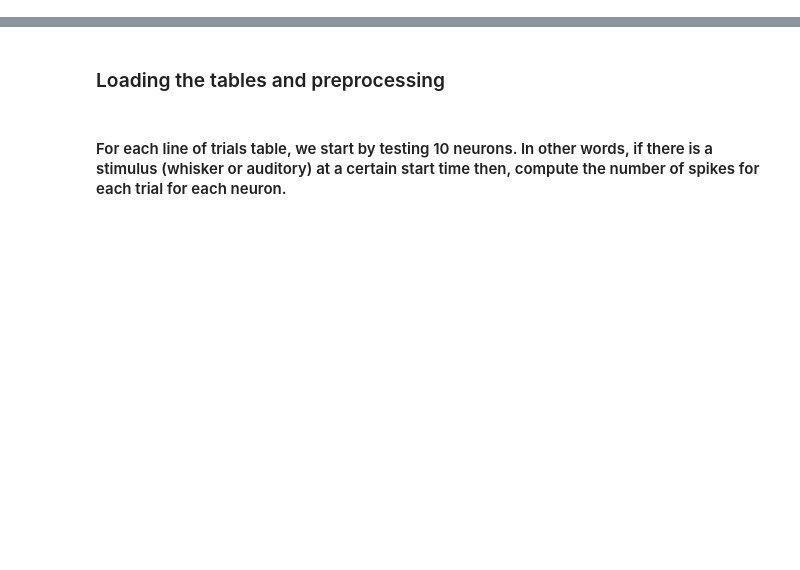
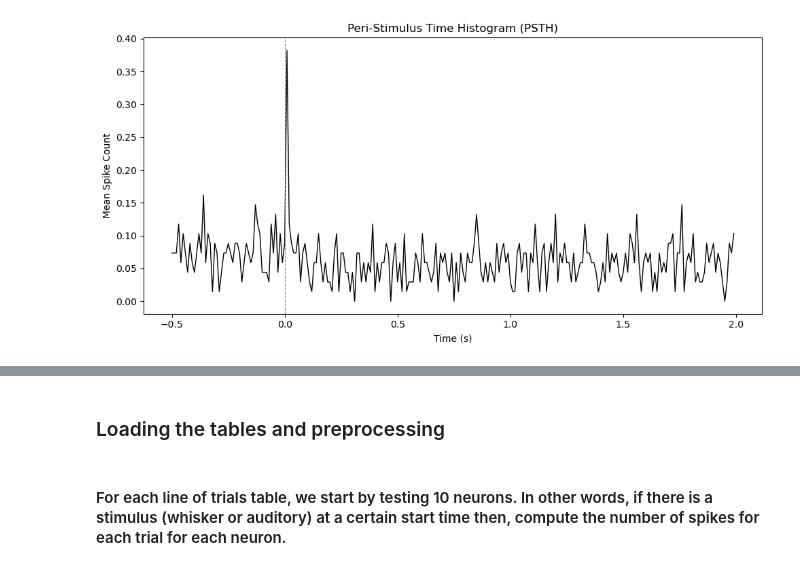
Before and after one commit to shrinidhivelan/Selectivity-Semester-project, a Jupyter notebook: Notebooks/1_Selectivity_dataframe.ipynb, the cells around one changed output, grey strips where cells are left out. Drawn from its saved outputs; the diff is of its cells as text; code cells hidden in the pictures; blank space fills up the shorter version.

```diff
--- a/Notebooks/1_Selectivity_dataframe.ipynb
+++ b/Notebooks/1_Selectivity_dataframe.ipynb
@@ -37,5 +37,9 @@ nwbfile = io.read()
 mouse_name = 'AB077_20230531_143839'
 """
 
+units = nwbfile.units.to_dataframe()
+trials = nwbfile.trials.to_dataframe()
+
+
 pd.set_option('display.max_columns', None)  # Show all columns
 pd.set_option('display.max_rows', 10)  # Show all columns
@@ -91,0 +295,38 @@ pd.read_parquet('/Volumes/LaCie/EPFL/Mastersem3/Semester Project Lsens/Data/AB12
+# %%
+spike_times = units.iloc[10]['spike_times']
+event_times = extract_event_times2(nwbfile, type = 'auditory', context = 'passive')
+
+
+# Call the function to compute the PSTH
+bin_size = 0.01  # 10 ms bin size
+time_start = -0.5  # Start 100 ms before stimulus
+time_stop = 2  # End 100 ms after stimulus
+artifact_correction = False  # Disable artifact correction for simplicity
+
+psth = compute_unit_peri_event_histogram(
+    spike_times, event_times, bin_size, time_start, time_stop, artifact_correction
+)
+
+# Average the histogram across events
+mean_psth = np.mean(psth, axis=0)
+
+# Create time bins for plotting
+time_bins = np.arange(time_start, time_stop, bin_size)[:mean_psth.size]
+
+# Plot the averaged PSTH using plt.plot
+plt.figure(figsize=(10, 5))
+plt.plot(time_bins, mean_psth, linewidth=1, color='black')
+
+# Add vertical line for stimulus onset
+plt.axvline(0, linestyle='--', color='gray', linewidth=0.8)
+
+# Add labels
+plt.xlabel('Time (s)')
+plt.ylabel('Mean Spike Count')
+plt.title('Peri-Stimulus Time Histogram (PSTH)')
+
+# Adjust layout
+plt.tight_layout()
+plt.show()
+# %% [output]
+[figure, added]
```
Also changed, not shown: parts of 23 cells of this notebook, 9 other files.
